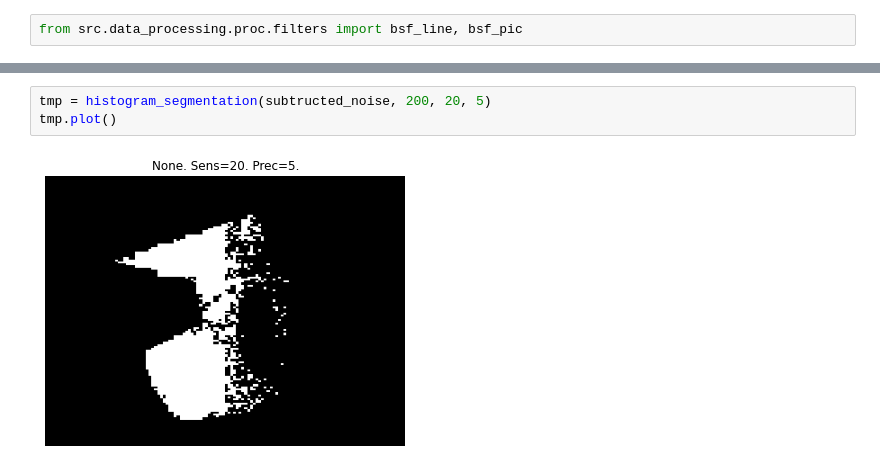
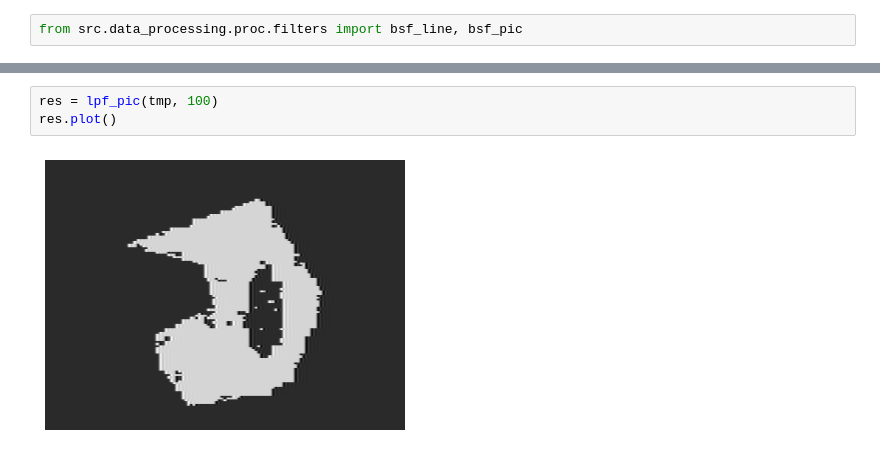
Before and after one commit to Oborichkin/data-processing, a Jupyter notebook: notebooks/contour.ipynb, the cells around one changed output, grey strips where cells are left out. Cells and saved outputs as stored; diff of their text form.

```diff
--- a/notebooks/contour.ipynb
+++ b/notebooks/contour.ipynb
@@ -100,5 +80,5 @@ subtructed_noise.histogram()
-# %%
-tmp = histogram_segmentation(subtructed_noise, 200, 20, 5)
-tmp.plot()
-# %% [output]
-[figure, removed]
+# %%
+res = lpf_pic(tmp, 100)
+res.plot()
+# %% [output]
+[figure, added]
```
Also changed, not shown: parts of 20 cells of this notebook, 3 other files.
